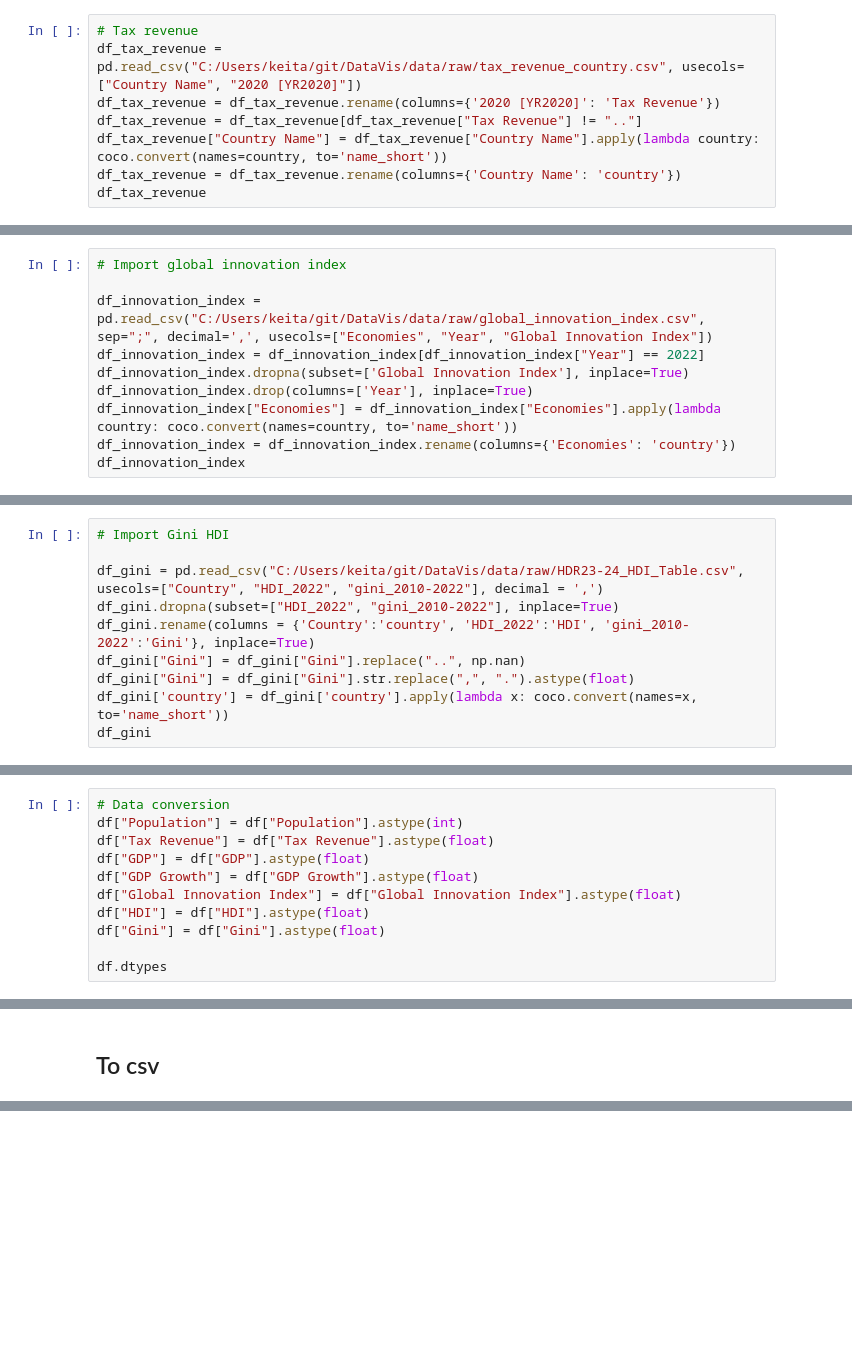
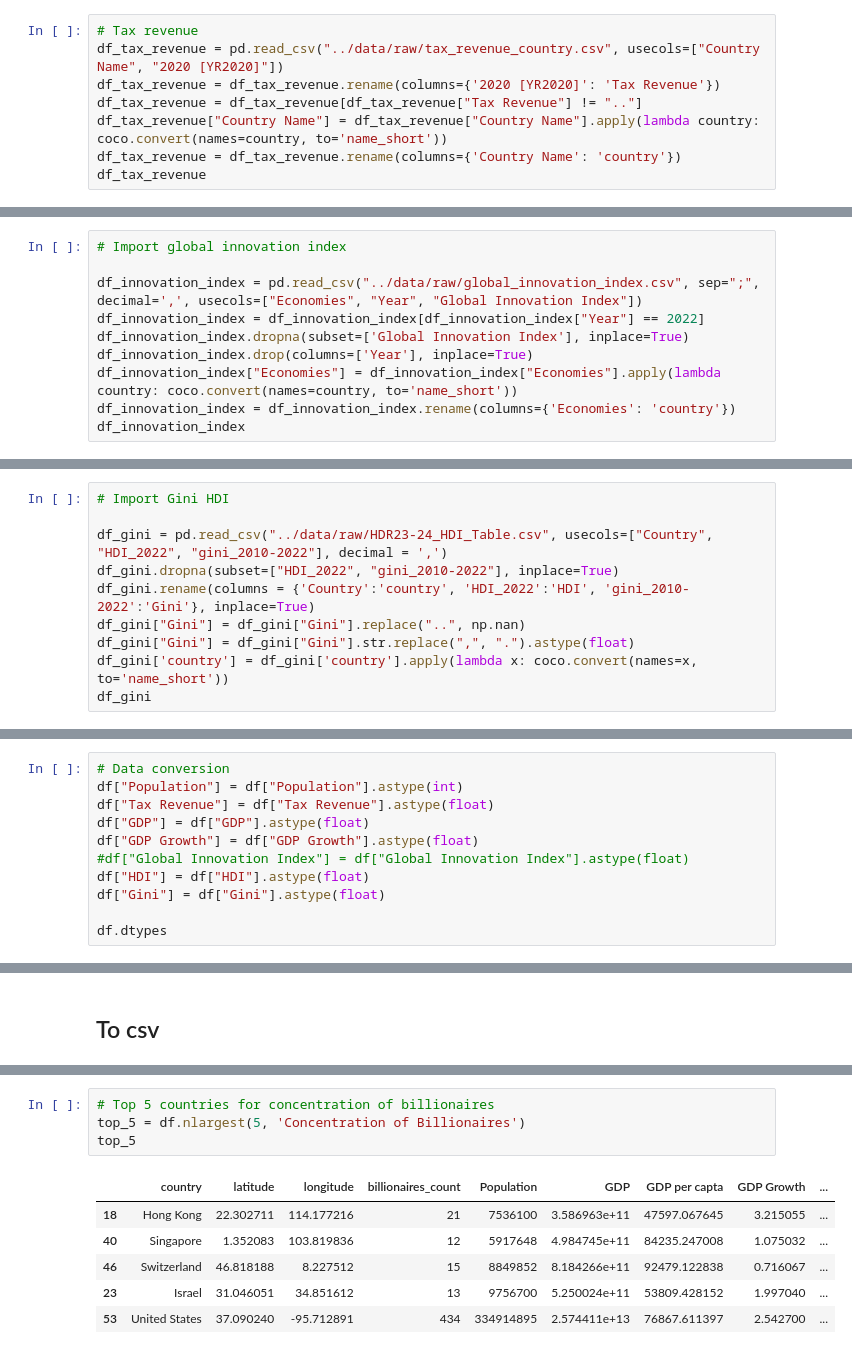
Before and after one commit to saraborello/billionaire-country-hotspots, a Jupyter notebook: notebooks/data_processing.ipynb, the cells around one changed output, grey strips where cells are left out. Saved outputs shown, nothing was run; the diff lists cells and outputs as text; blank space fills up the shorter version.

```diff
--- a/notebooks/data_processing.ipynb
+++ b/notebooks/data_processing.ipynb
@@ -368,7 +395,7 @@ rows_with_missing
 ## Tax revenue
 # %%
 # Tax revenue
-df_tax_revenue = pd.read_csv("C:/Users/keita/git/DataVis/data/raw/tax_revenue_country.csv", usecols=["Country Name", "2020 [YR2020]"])
+df_tax_revenue = pd.read_csv("../data/raw/tax_revenue_country.csv", usecols=["Country Name", "2020 [YR2020]"])
 df_tax_revenue = df_tax_revenue.rename(columns={'2020 [YR2020]': 'Tax Revenue'})
 df_tax_revenue = df_tax_revenue[df_tax_revenue["Tax Revenue"] != ".."]
 df_tax_revenue["Country Name"] = df_tax_revenue["Country Name"].apply(lambda country: coco.convert(names=country, to='name_short'))
@@ -455,7 +482,7 @@ rows_with_missing
 # %%
 # Import global innovation index
 
-df_innovation_index = pd.read_csv("C:/Users/keita/git/DataVis/data/raw/global_innovation_index.csv", sep=";", decimal=',', usecols=["Economies", "Year", "Global Innovation Index"])
+df_innovation_index = pd.read_csv("../data/raw/global_innovation_index.csv", sep=";", decimal=',', usecols=["Economies", "Year", "Global Innovation Index"])
 df_innovation_index = df_innovation_index[df_innovation_index["Year"] == 2022]
 df_innovation_index.dropna(subset=['Global Innovation Index'], inplace=True)
 df_innovation_index.drop(columns=['Year'], inplace=True)
@@ -528,7 +555,7 @@ rows_with_missing
 # %%
 # Import Gini HDI
 
-df_gini = pd.read_csv("C:/Users/keita/git/DataVis/data/raw/HDR23-24_HDI_Table.csv", usecols=["Country", "HDI_2022", "gini_2010-2022"], decimal = ',')
+df_gini = pd.read_csv("../data/raw/HDR23-24_HDI_Table.csv", usecols=["Country", "HDI_2022", "gini_2010-2022"], decimal = ',')
 df_gini.dropna(subset=["HDI_2022", "gini_2010-2022"], inplace=True)
 df_gini.rename(columns = {'Country':'country', 'HDI_2022':'HDI', 'gini_2010-2022':'Gini'}, inplace=True)
 df_gini["Gini"] = df_gini["Gini"].replace("..", np.nan)
@@ -635,7 +662,7 @@ df["Population"] = df["Population"].astype(int)
 df["Tax Revenue"] = df["Tax Revenue"].astype(float)
 df["GDP"] = df["GDP"].astype(float)
 df["GDP Growth"] = df["GDP Growth"].astype(float)
-df["Global Innovation Index"] = df["Global Innovation Index"].astype(float)
+#df["Global Innovation Index"] = df["Global Innovation Index"].astype(float)
 df["HDI"] = df["HDI"].astype(float)
 df["Gini"] = df["Gini"].astype(float)
 
@@ -682,0 +710,11 @@ df.to_csv("C:/Users/keita/git/DataVis/data/processed/countries.csv", index= Fals
+# %%
+# Top 5 countries for concentration of billionaires
+top_5 = df.nlargest(5, 'Concentration of Billionaires')
+top_5
+# %% [output]
+|  | country | latitude | longitude | billionaires_count | Population | GDP | GDP per capta | GDP Growth | ... |
+| 18 | Hong Kong | 22.302711 | 114.177216 | 21 | 7536100 | 3.586963e+11 | 47597.067645 | 3.215055 | ... |
+| 40 | Singapore | 1.352083 | 103.819836 | 12 | 5917648 | 4.984745e+11 | 84235.247008 | 1.075032 | ... |
+| 46 | Switzerland | 46.818188 | 8.227512 | 15 | 8849852 | 8.184266e+11 | 92479.122838 | 0.716067 | ... |
+| 23 | Israel | 31.046051 | 34.851612 | 13 | 9756700 | 5.250024e+11 | 53809.428152 | 1.997040 | ... |
+| 53 | United States | 37.090240 | -95.712891 | 434 | 334914895 | 2.574411e+13 | 76867.611397 | 2.542700 | ... |
```
Also changed, not shown: parts of 11 cells of this notebook, 1 other file.
